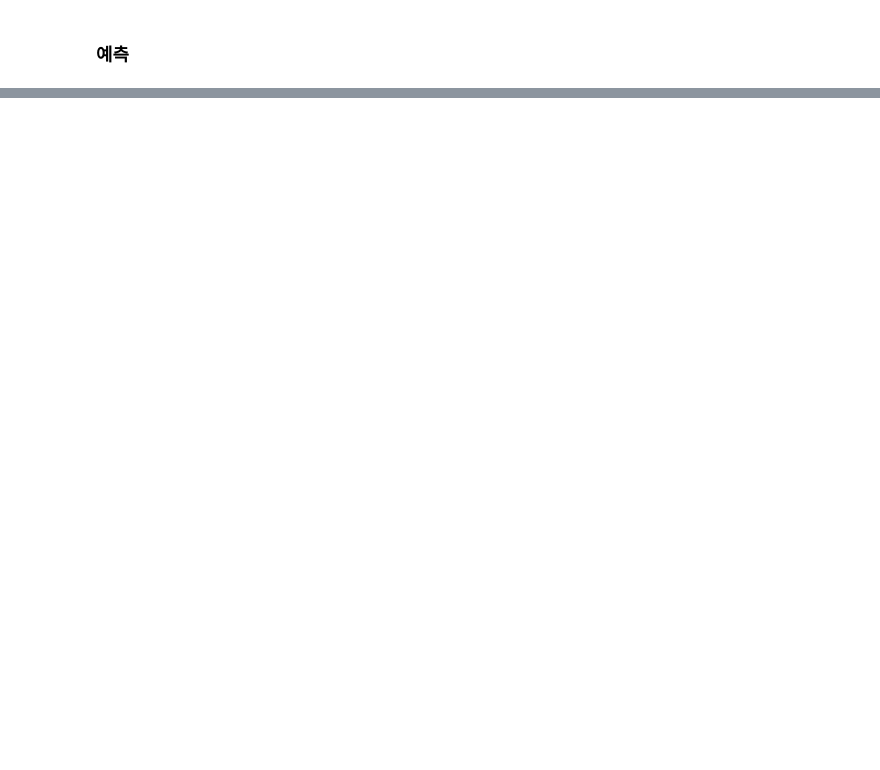
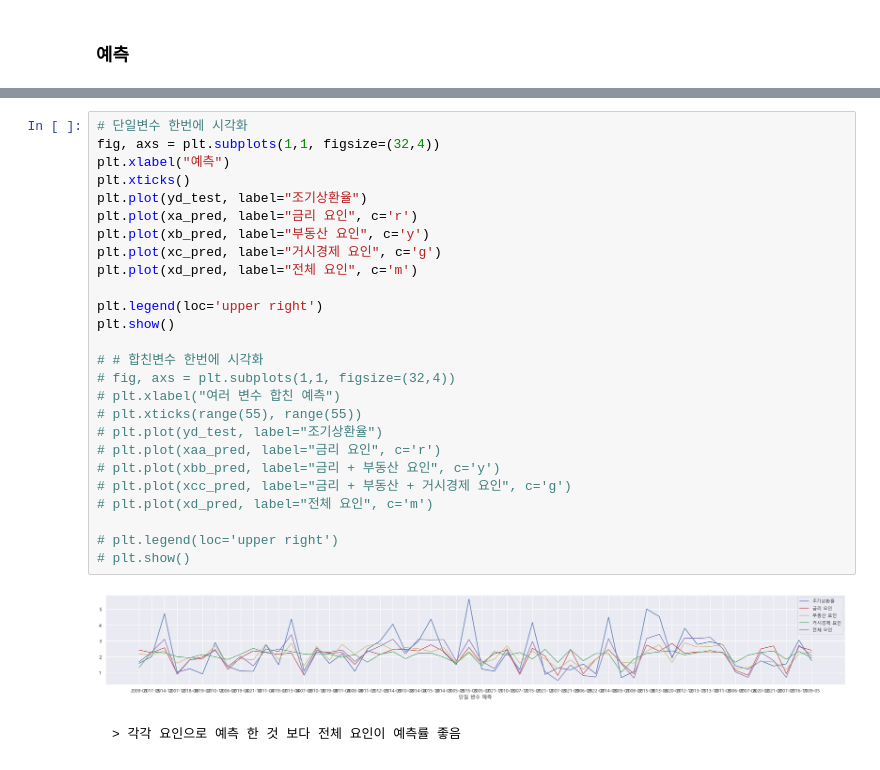
Before and after one commit to xxuvny/Project1_human, a Jupyter notebook: 02_분석 .ipynb, the cells around one changed output, grey strips where cells are left out. Drawn from its saved outputs; the diff is of its cells as text; blank space fills up the shorter version.

```diff
--- a/02_분석 .ipynb
+++ b/02_분석 .ipynb
@@ -755,0 +356,30 @@ print(f'상환율에 영향을 준다고 판단된 요인 RMSE : {rmse_real_best
+# %%
+# 단일변수 한번에 시각화
+fig, axs = plt.subplots(1,1, figsize=(32,4))
+plt.xlabel("예측")
+plt.xticks()
+plt.plot(yd_test, label="조기상환율")
+plt.plot(xa_pred, label="금리 요인", c='r')
+plt.plot(xb_pred, label="부동산 요인", c='y')
+plt.plot(xc_pred, label="거시경제 요인", c='g')
+plt.plot(xd_pred, label="전체 요인", c='m')
+
+plt.legend(loc='upper right')
+plt.show()
+
+# # 합친변수 한번에 시각화
+# fig, axs = plt.subplots(1,1, figsize=(32,4))
+# plt.xlabel("여러 변수 합친 예측")
+# plt.xticks(range(55), range(55))
+# plt.plot(yd_test, label="조기상환율")
+# plt.plot(xaa_pred, label="금리 요인", c='r')
+# plt.plot(xbb_pred, label="금리 + 부동산 요인", c='y')
+# plt.plot(xcc_pred, label="금리 + 부동산 + 거시경제 요인", c='g')
+# plt.plot(xd_pred, label="전체 요인", c='m')
+
+# plt.legend(loc='upper right')
+# plt.show()
+# %% [output]
+[figure, added]
+# %% [markdown]
+    > 각각 요인으로 예측 한 것 보다 전체 요인이 예측률 좋음
```
Also changed, not shown: parts of 91 cells of this notebook, 3 other files.
